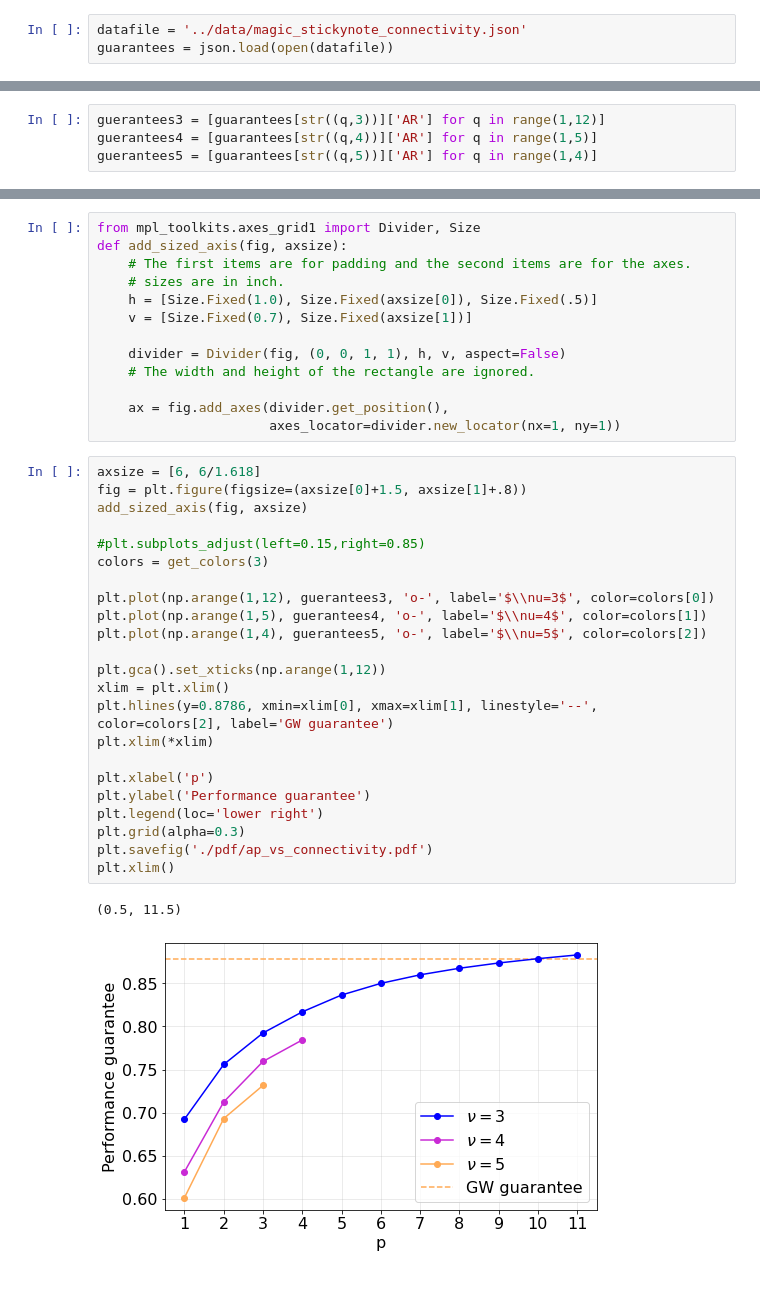
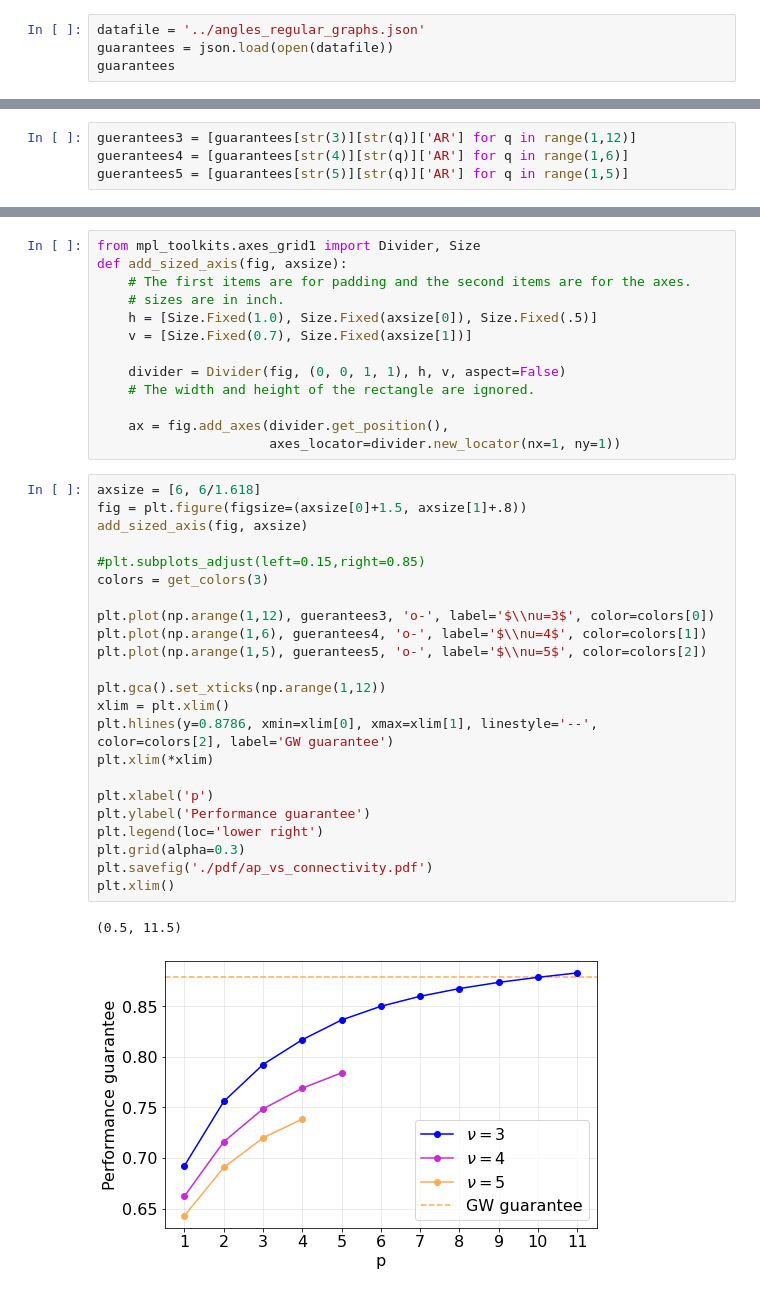
Before and after one commit to danlkv/fixed-angle-QAOA, a Jupyter notebook: plots/Guarantees for different graph connectivity.ipynb, the cells around one changed output, grey strips where cells are left out. Drawn from its saved outputs; the diff is of its cells as text.

Commit message:
correct plots for various connectivity

```diff
--- a/plots/Guarantees for different graph connectivity.ipynb
+++ b/plots/Guarantees for different graph connectivity.ipynb
@@ -4,5 +4,6 @@ import json
 import numpy as np
 plt.rcParams.update({'font.size': 16})
 # %%
-datafile = '../data/magic_stickynote_connectivity.json'
+datafile = '../angles_regular_graphs.json'
 guarantees = json.load(open(datafile))
+guarantees
@@ -9,7 +28,7 @@ guarantees = json.load(open(datafile))
 # %%
-guerantees3 = [guarantees[str((q,3))]['AR'] for q in range(1,12)]
-guerantees4 = [guarantees[str((q,4))]['AR'] for q in range(1,5)]
-guerantees5 = [guarantees[str((q,5))]['AR'] for q in range(1,4)]
+guerantees3 = [guarantees[str(3)][str(q)]['AR'] for q in range(1,12)]
+guerantees4 = [guarantees[str(4)][str(q)]['AR'] for q in range(1,6)]
+guerantees5 = [guarantees[str(5)][str(q)]['AR'] for q in range(1,5)]
 # %%
 def get_colors(num=2, offset=0.25, cmap=plt.cm.gnuplot2):
     """
@@ -33,26 +52,26 @@ def add_sized_axis(fig, axsize):
 # %%
 axsize = [6, 6/1.618]
 fig = plt.figure(figsize=(axsize[0]+1.5, axsize[1]+.8))
 add_sized_axis(fig, axsize)
 
 #plt.subplots_adjust(left=0.15,right=0.85)
 colors = get_colors(3)
 
 plt.plot(np.arange(1,12), guerantees3, 'o-', label='$\\nu=3$', color=colors[0])
-plt.plot(np.arange(1,5), guerantees4, 'o-', label='$\\nu=4$', color=colors[1])
-plt.plot(np.arange(1,4), guerantees5, 'o-', label='$\\nu=5$', color=colors[2])
+plt.plot(np.arange(1,6), guerantees4, 'o-', label='$\\nu=4$', color=colors[1])
+plt.plot(np.arange(1,5), guerantees5, 'o-', label='$\\nu=5$', color=colors[2])
 
 plt.gca().set_xticks(np.arange(1,12))
 xlim = plt.xlim()
 plt.hlines(y=0.8786, xmin=xlim[0], xmax=xlim[1], linestyle='--', color=colors[2], label='GW guarantee')
 plt.xlim(*xlim)
 
 plt.xlabel('p')
 plt.ylabel('Performance guarantee')
 plt.legend(loc='lower right')
 plt.grid(alpha=0.3)
 plt.savefig('./pdf/ap_vs_connectivity.pdf')
 plt.xlim()
 # %% [output]
 (0.5, 11.5)
-[figure, old version]
+[figure, new version]
```
Also changed, not shown: parts of 3 cells of this notebook, 2 other files.
